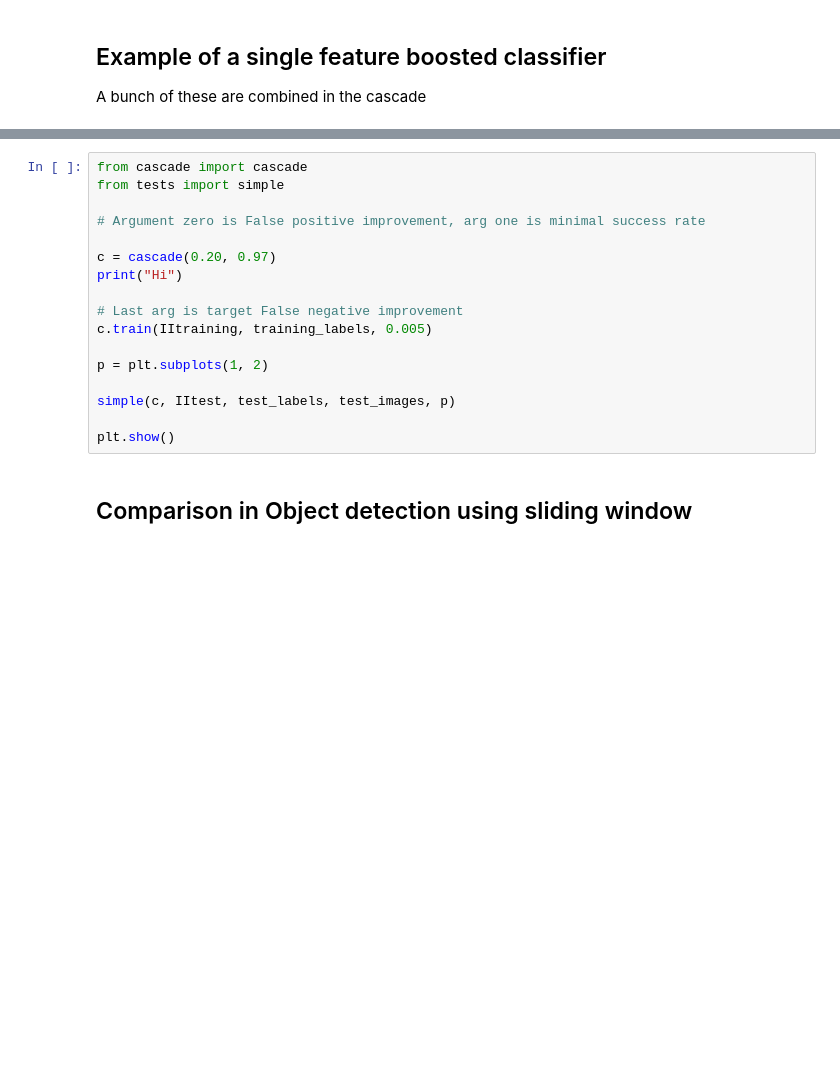
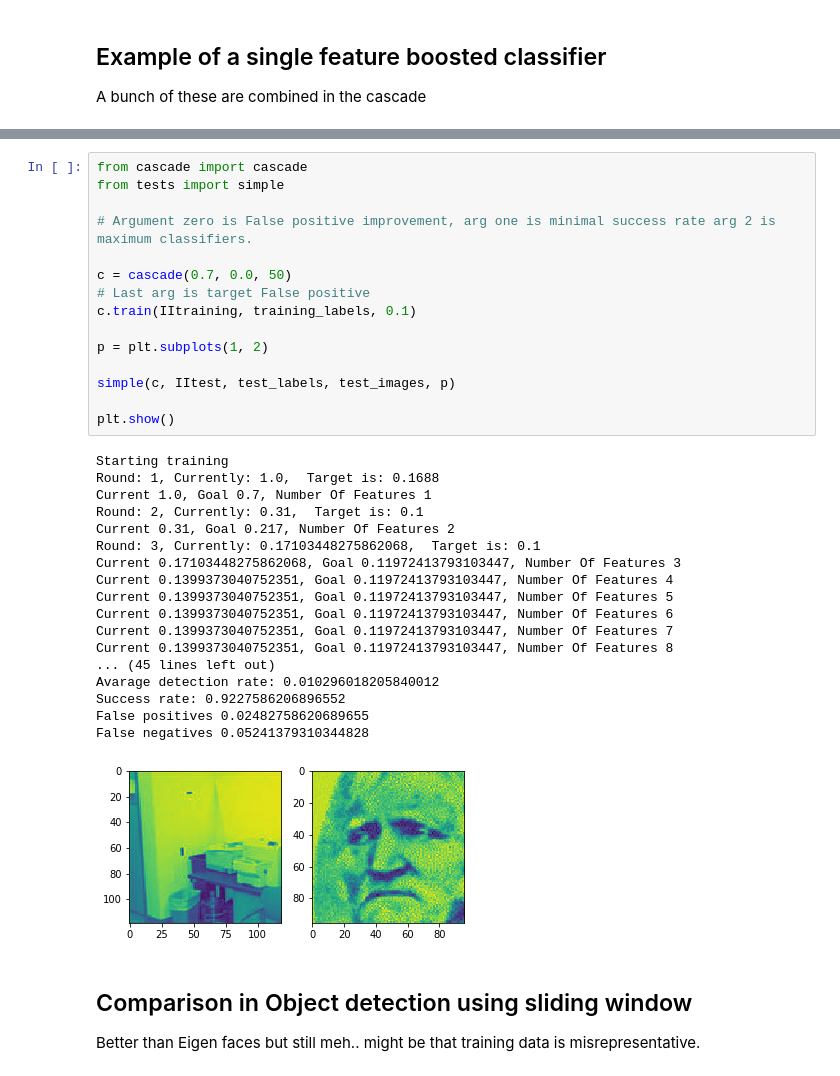
Before and after one commit to JonasRSV/HAR-Plus-Bayesian-Face-Recognition, a Jupyter notebook: Demo.ipynb, the cells around one changed output, grey strips where cells are left out. Saved outputs shown, nothing was run; the diff lists cells and outputs as text; blank space fills up the shorter version.

```diff
--- a/Demo.ipynb
+++ b/Demo.ipynb
@@ -152,22 +171,41 @@ classifiers left: 8
 # %%
 from cascade import cascade
 from tests import simple
 
-# Argument zero is False positive improvement, arg one is minimal success rate
+# Argument zero is False positive improvement, arg one is minimal success rate arg 2 is maximum classifiers.
 
-c = cascade(0.20, 0.97)
-print("Hi")
-
-# Last arg is target False negative improvement
-c.train(IItraining, training_labels, 0.005)
+c = cascade(0.7, 0.0, 50)
+# Last arg is target False positive
+c.train(IItraining, training_labels, 0.1)
 
 p = plt.subplots(1, 2)
 
 simple(c, IItest, test_labels, test_images, p)
 
 plt.show()
+# %% [output]
+Starting training
+Round: 1, Currently: 1.0,  Target is: 0.1688
+Current 1.0, Goal 0.7, Number Of Features 1
+Round: 2, Currently: 0.31,  Target is: 0.1
+Current 0.31, Goal 0.217, Number Of Features 2
+Round: 3, Currently: 0.17103448275862068,  Target is: 0.1
+Current 0.17103448275862068, Goal 0.11972413793103447, Number Of Features 3
+Current 0.1399373040752351, Goal 0.11972413793103447, Number Of Features 4
+Current 0.1399373040752351, Goal 0.11972413793103447, Number Of Features 5
+Current 0.1399373040752351, Goal 0.11972413793103447, Number Of Features 6
+Current 0.1399373040752351, Goal 0.11972413793103447, Number Of Features 7
+Current 0.1399373040752351, Goal 0.11972413793103447, Number Of Features 8
+... (45 lines left out)
+Avarage detection rate: 0.010296018205840012
+Success rate: 0.9227586206896552
+False positives 0.02482758620689655
+False negatives 0.05241379310344828
+[figure, added]
 # %% [markdown]
 ## Comparison in Object detection using sliding window
+
+Better than Eigen faces but still meh.. might be that training data is misrepresentative.
 # %%
 from detector import detector
 from processing import load_image, grey_scale
```
Also changed, not shown: parts of 11 cells of this notebook, 3 other files.
